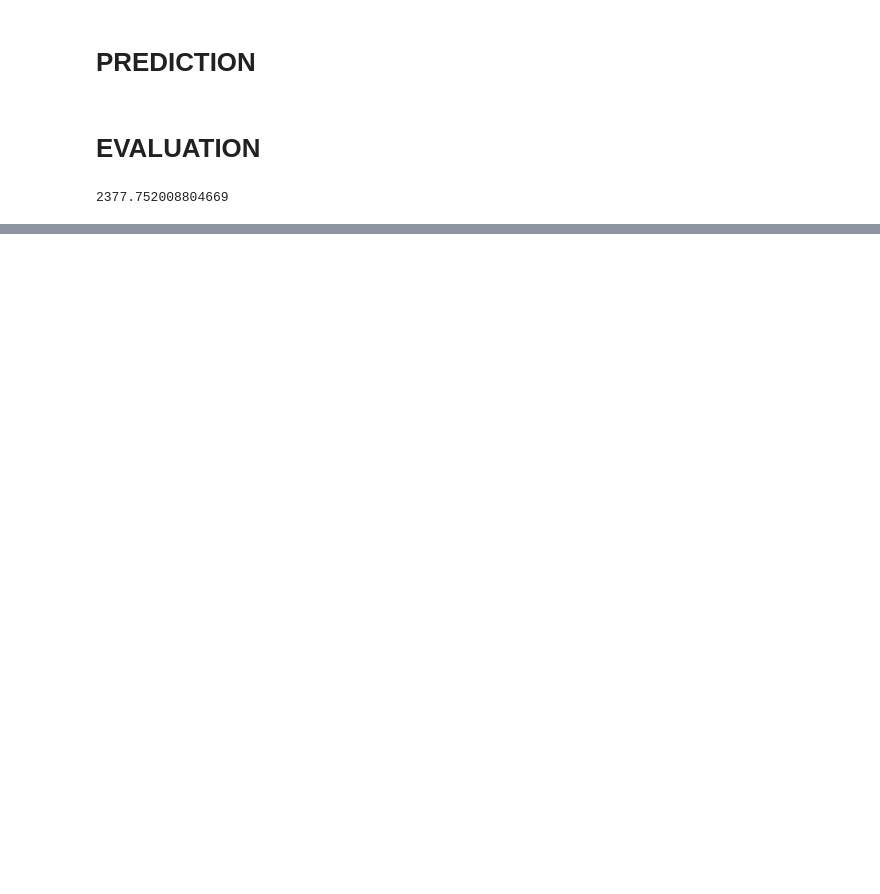
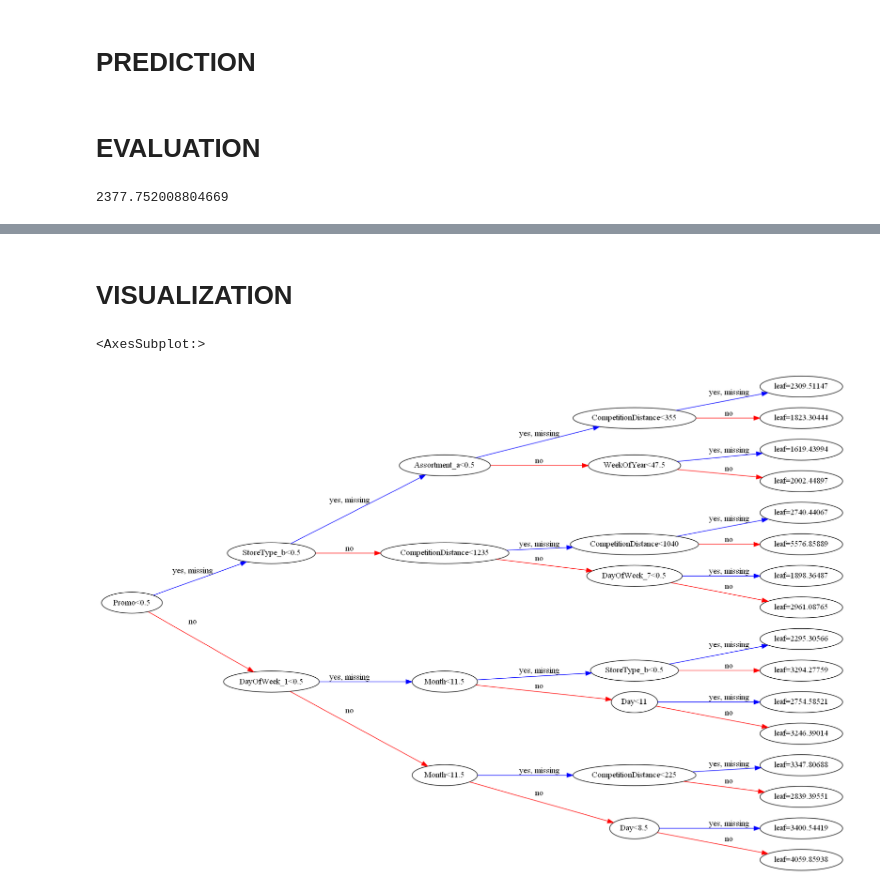
Before and after one commit to sandhyaammasi/RossManStoreSalesXGBoost, a Jupyter notebook: script.ipynb, the cells around one changed output, grey strips where cells are left out. Saved outputs shown, nothing was run; the diff lists cells and outputs as text; code cells hidden in the pictures; blank space fills up the shorter version.

```diff
--- a/script.ipynb
+++ b/script.ipynb
@@ -388,7 +433,6 @@ test_inputs[numeric_cols].describe()
 # %%
 from sklearn.preprocessing import OneHotEncoder
 # %%
-inputs[categorical_cols] = inputs[categorical_cols].astype(str)
+test_inputs[categorical_cols]  = test_inputs[categorical_cols].astype(str)
 encoder = OneHotEncoder(sparse=False, handle_unknown='ignore').fit(inputs[categorical_cols])
-
-encoded_cols = list(encoder.get_feature_names_out(categorical_cols))
+encoded_cols = list(encoder.get_feature_names(categorical_cols))
@@ -438,0 +495,3 @@ model = XGBRegressor(random_state = 42, n_jobs = -1 ,n_estimators = 20,max_depth
+# %%
+X = X.astype(float)
+X.info()
@@ -476,0 +556,12 @@ plt.hist(merged_df.Sales.sample(10000))
+# %% [markdown]
+# VISUALIZATION
+# %%
+import matplotlib.pyplot as plt
+from xgboost import plot_tree
+from matplotlib.pylab import rcParams
+rcParams['figure.figsize'] = 30,30
+# %%
+plot_tree(model, rankdir='LR',num_trees=0)
+# %% [output]
+<AxesSubplot:>
+[figure, added]
```
Also changed, not shown: parts of 73 cells of this notebook.
